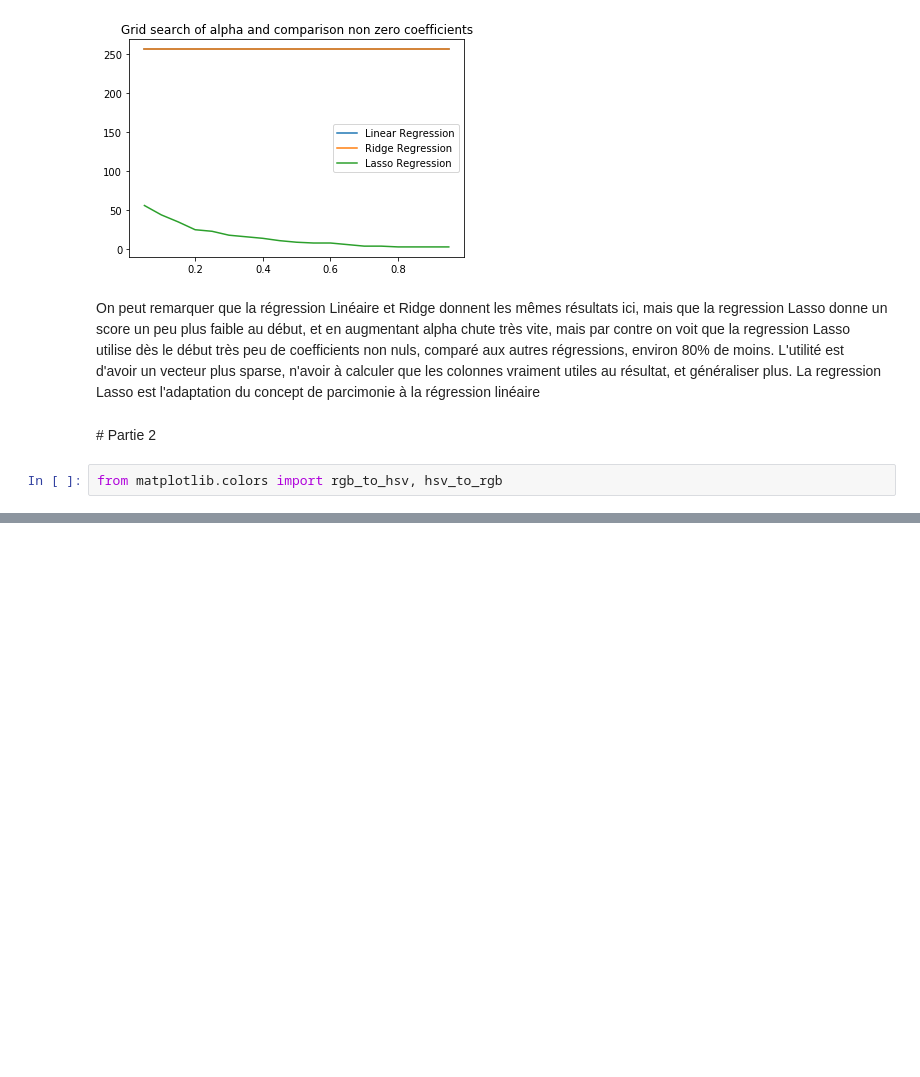
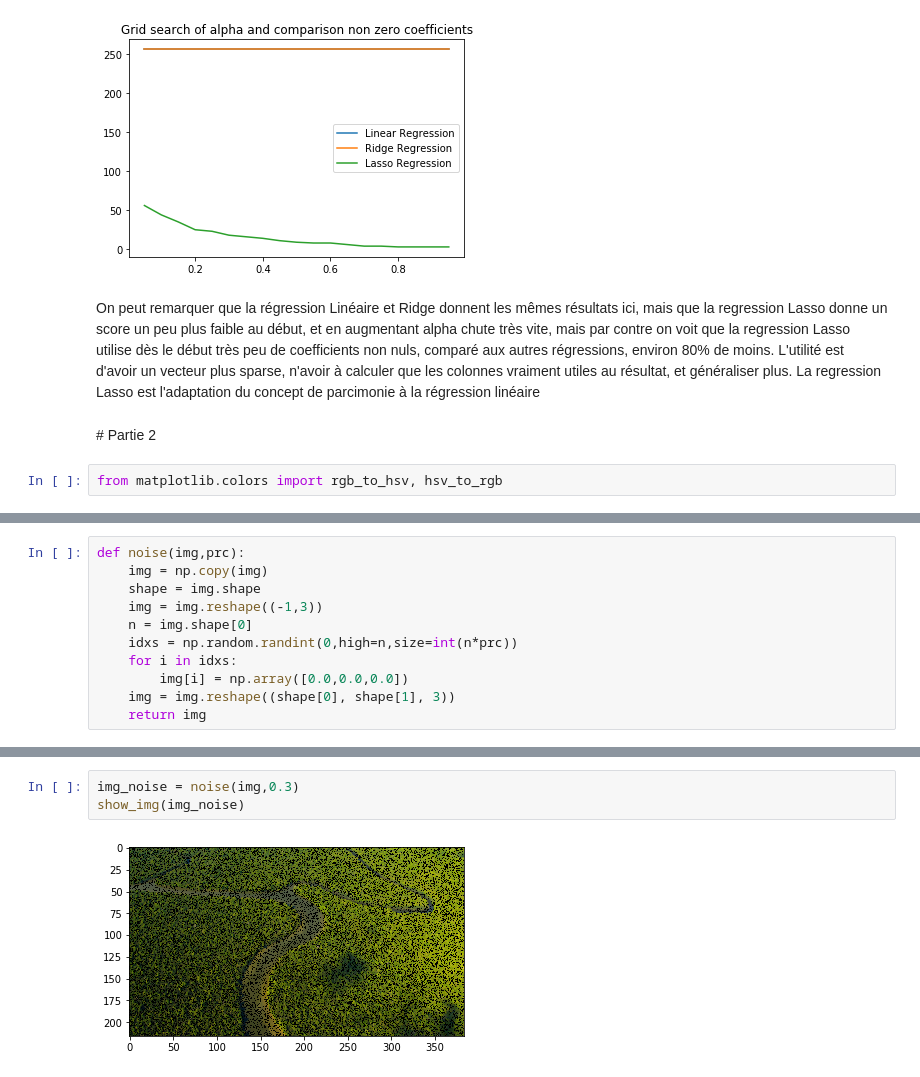
Before and after one commit to leoandeol/arf-inpainting, a Jupyter notebook: projet-andeol-paschaouche.ipynb, the cells around one changed output, grey strips where cells are left out. Drawn from its saved outputs; the diff is of its cells as text; blank space fills up the shorter version.

```diff
--- a/projet-andeol-paschaouche.ipynb
+++ b/projet-andeol-paschaouche.ipynb
@@ -97,0 +112,11 @@ from matplotlib.colors import rgb_to_hsv, hsv_to_rgb
+# %%
+def noise(img,prc):
+    img = np.copy(img)
+    shape = img.shape
+    img = img.reshape((-1,3))
+    n = img.shape[0]
+    idxs = np.random.randint(0,high=n,size=int(n*prc))
+    for i in idxs:
+        img[i] = np.array([0.0,0.0,0.0])
+    img = img.reshape((shape[0], shape[1], 3))
+    return img
@@ -97,0 +158,5 @@ from matplotlib.colors import rgb_to_hsv, hsv_to_rgb
+# %%
+img_noise = noise(img,0.3)
+show_img(img_noise)
+# %% [output]
+[figure, added]
```
Also changed, not shown: parts of 10 cells of this notebook, 2 other files.
